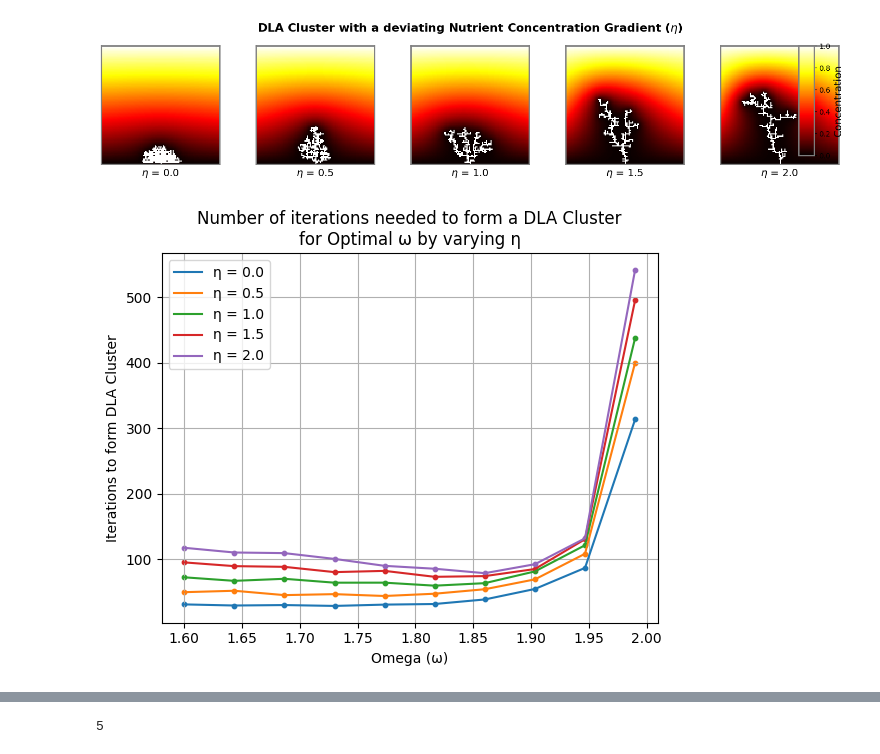
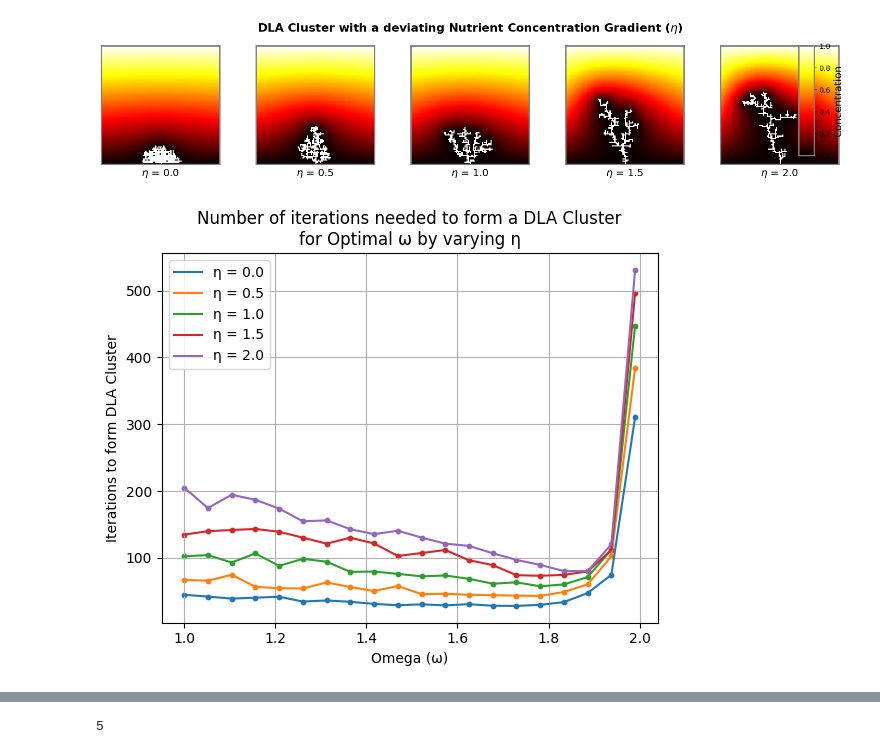
Before and after one commit to koenweverink/ScientificComputing, a Jupyter notebook: Set2.ipynb, the cells around one changed output, grey strips where cells are left out. Saved outputs shown, nothing was run; the diff lists cells and outputs as text; code cells hidden in the pictures.

```diff
--- a/Set2.ipynb
+++ b/Set2.ipynb
@@ -162,44 +164,44 @@ plt.show()
 [figure]
 # %%
 eta_list = np.linspace(0, 2, 5)
-omega_list = np.linspace(1.6, 1.99, 10)
+omega_list = np.linspace(1, 1.99, 20)
 
+size = 100  # Size of the domain
 seed_position = (size - 1, size // 2)  # Seed at the bottom center
 iterations = 300  # Number of growth steps
 epsilon = 1e-5  # epsilon for SOR convergence
-size = 100  # Size of the domain
 
 # Store the final iteration count for each combination of eta and omega
 result_iterations = np.zeros((len(eta_list), len(omega_list)))  # Prepare a matrix to hold the iteration counts
 
 for eta_idx, eta in enumerate(eta_list):
     for omega_idx, omega in enumerate(omega_list):
         # Initialize domain and concentration
         domain = np.zeros((size, size))
         domain[seed_position] = 1  # Seed the initial particle
         concentration = np.linspace(1, 0, size).reshape(-1, 1)  # Nutrient concentration gradient
         concentration = np.tile(concentration, (1, size))
 
         # Run the simulation
         domain, concentration, count = sim(domain, concentration, omega, iterations, eta, epsilon)
 
         # Record the iteration count
         result_iterations[eta_idx, omega_idx] = np.mean(count)
 
 # Now plot the results
 for eta_idx, eta in enumerate(eta_list):
     plt.plot(omega_list, result_iterations[eta_idx, :], label=f'η = {eta}')
     plt.scatter(omega_list, result_iterations[eta_idx, :], s=10)  # Make scatter dots slightly larger for visibility
 
 plt.legend()
 plt.grid(True)
 plt.xlabel('Omega (ω)')
 plt.ylabel('Iterations to form DLA Cluster')
 plt.title('Number of iterations needed to form a DLA Cluster\nfor Optimal ω by varying η')
 plt.show()
 plt.show()
 # %% [output]
-[figure, old version]
+[figure, new version]
 # %%
 @jit(nopython=True)
 def monte_carlo(size, seed_position, num_walkers, ps=1):
```
Also changed, not shown: parts of 8 cells of this notebook.
